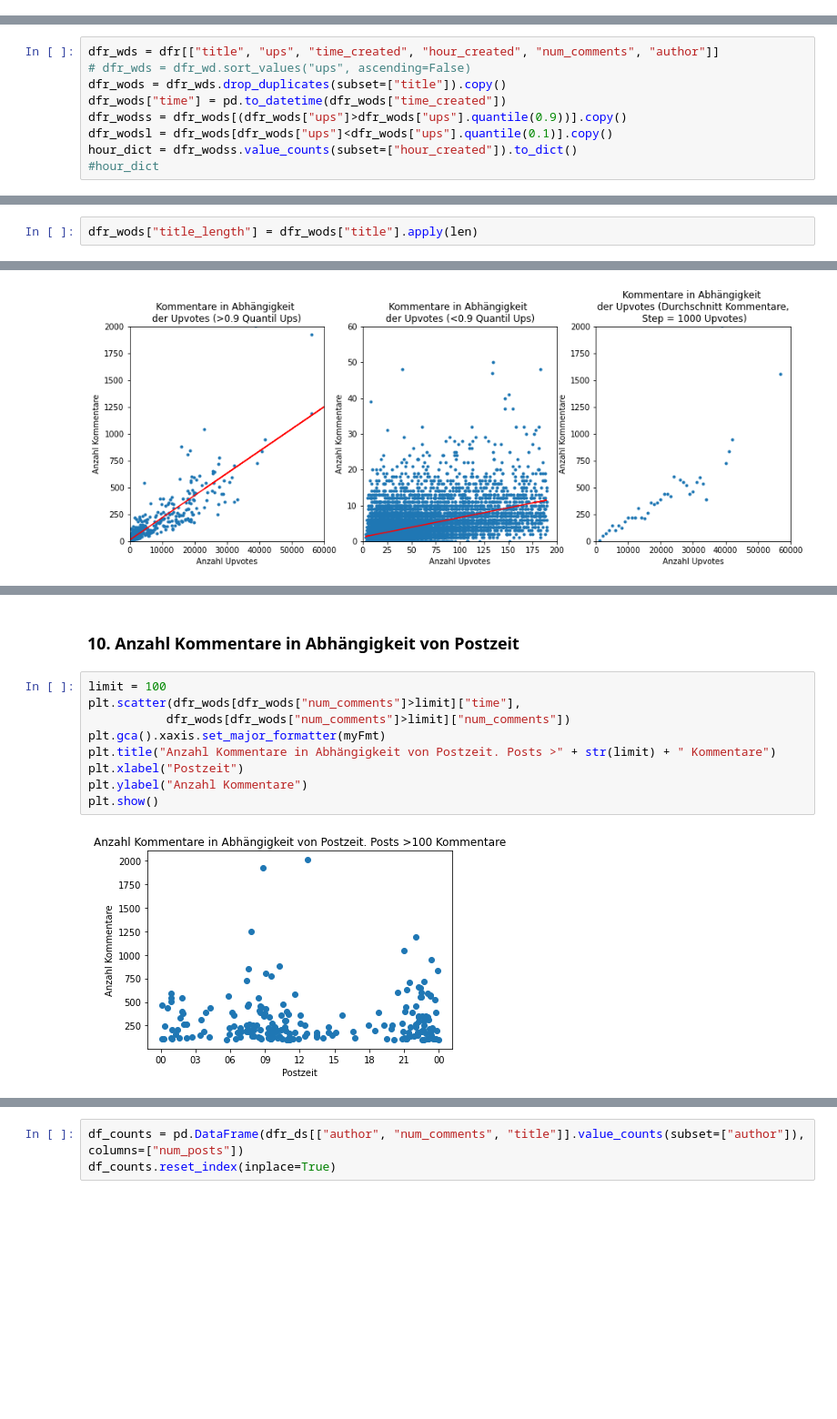
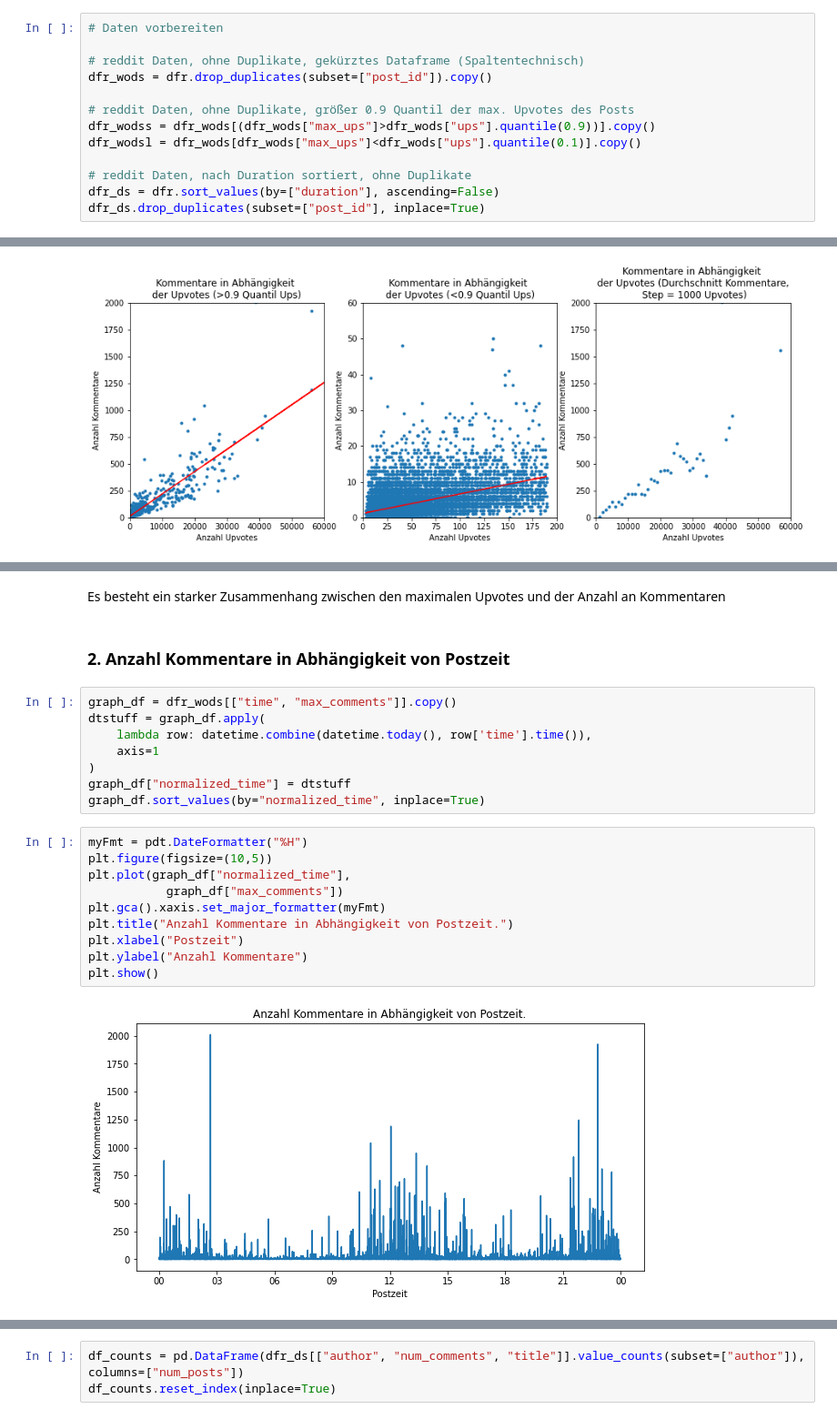
Before and after one commit to ZerhackerJagi/food_dashboard, a Jupyter notebook: Dashboard.ipynb, the cells around one changed output, grey strips where cells are left out. Shown at 91% size. Drawn from its saved outputs; the diff is of its cells as text; blank space fills up the shorter version.

```diff
--- a/Dashboard.ipynb
+++ b/Dashboard.ipynb
@@ -112 +99,14 @@ dfr = pd.read_sql("SELECT * FROM reddit order by ups desc", db_connection)
+# %%
+# Daten vorbereiten
+
+# reddit Daten, ohne Duplikate, gekürztes Dataframe (Spaltentechnisch)
+dfr_wods = dfr.drop_duplicates(subset=["post_id"]).copy()
+
+# reddit Daten, ohne Duplikate, größer 0.9 Quantil der max. Upvotes des Posts
+dfr_wodss = dfr_wods[(dfr_wods["max_ups"]>dfr_wods["ups"].quantile(0.9))].copy()
+dfr_wodsl = dfr_wods[dfr_wods["max_ups"]<dfr_wods["ups"].quantile(0.1)].copy()
+
+# reddit Daten, nach Duration sortiert, ohne Duplikate
+dfr_ds = dfr.sort_values(by=["duration"], ascending=False)
+dfr_ds.drop_duplicates(subset=["post_id"], inplace=True)
 # %% [markdown]
@@ -114,9 +114,0 @@ dfr = pd.read_sql("SELECT * FROM reddit order by ups desc", db_connection)
-# %%
-dfr_wds = dfr[["title", "ups", "time_created", "hour_created", "num_comments", "author"]]
-# dfr_wds = dfr_wd.sort_values("ups", ascending=False)
-dfr_wods = dfr_wds.drop_duplicates(subset=["title"]).copy()
-dfr_wods["time"] = pd.to_datetime(dfr_wods["time_created"])
-dfr_wodss = dfr_wods[(dfr_wods["ups"]>dfr_wods["ups"].quantile(0.9))].copy()
-dfr_wodsl = dfr_wods[dfr_wods["ups"]<dfr_wods["ups"].quantile(0.1)].copy()
-hour_dict = dfr_wodss.value_counts(subset=["hour_created"]).to_dict()
-#hour_dict
@@ -346,3 +315 @@ plt.show()
-# %%
-dfr_wods["title_length"] = dfr_wods["title"].apply(len)
 # %%
@@ -450,14 +389,25 @@ dfr_ds[["ups", "num_comments"]].corr()
+# %% [markdown]
+Es besteht ein starker Zusammenhang zwischen den maximalen Upvotes und der Anzahl an Kommentaren
 # %% [markdown]
-### 10. Anzahl Kommentare in Abhängigkeit von Postzeit
+### 2. Anzahl Kommentare in Abhängigkeit von Postzeit
+# %%
+graph_df = dfr_wods[["time", "max_comments"]].copy()
+dtstuff = graph_df.apply(
+    lambda row: datetime.combine(datetime.today(), row['time'].time()),
+    axis=1
+)
+graph_df["normalized_time"] = dtstuff
+graph_df.sort_values(by="normalized_time", inplace=True)
 # %%
-limit = 100
-plt.scatter(dfr_wods[dfr_wods["num_comments"]>limit]["time"],
-           dfr_wods[dfr_wods["num_comments"]>limit]["num_comments"])
+myFmt = pdt.DateFormatter("%H")
+plt.figure(figsize=(10,5))
+plt.plot(graph_df["normalized_time"],
+           graph_df["max_comments"])
 plt.gca().xaxis.set_major_formatter(myFmt)
-plt.title("Anzahl Kommentare in Abhängigkeit von Postzeit. Posts >" + str(limit) + " Kommentare")
+plt.title("Anzahl Kommentare in Abhängigkeit von Postzeit.")
 plt.xlabel("Postzeit")
 plt.ylabel("Anzahl Kommentare")
 plt.show()
 # %% [output]
-[figure, old version]
+[figure, new version]
 # %% [markdown]
```
Also changed, not shown: parts of 68 cells of this notebook, 2 other files.
